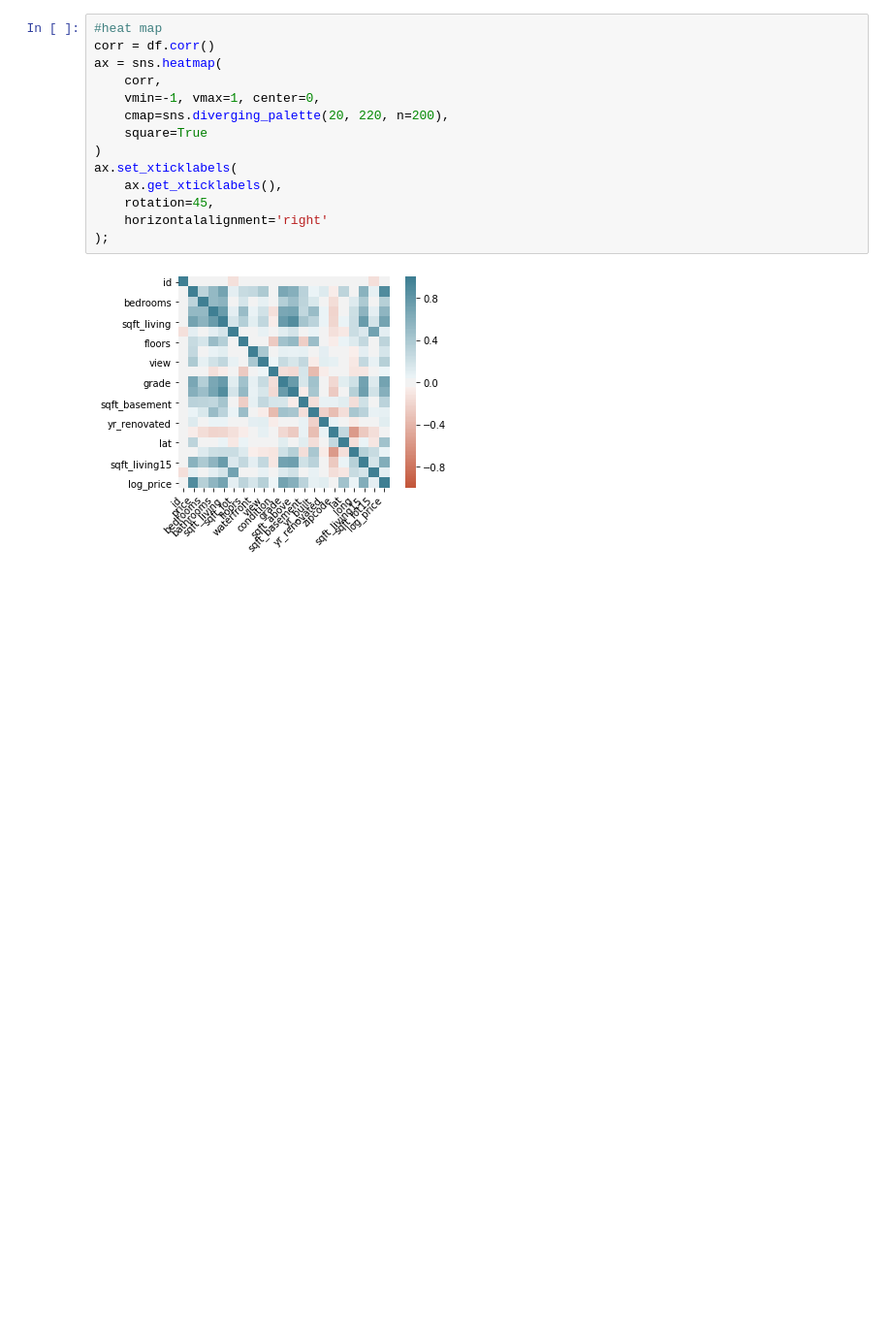
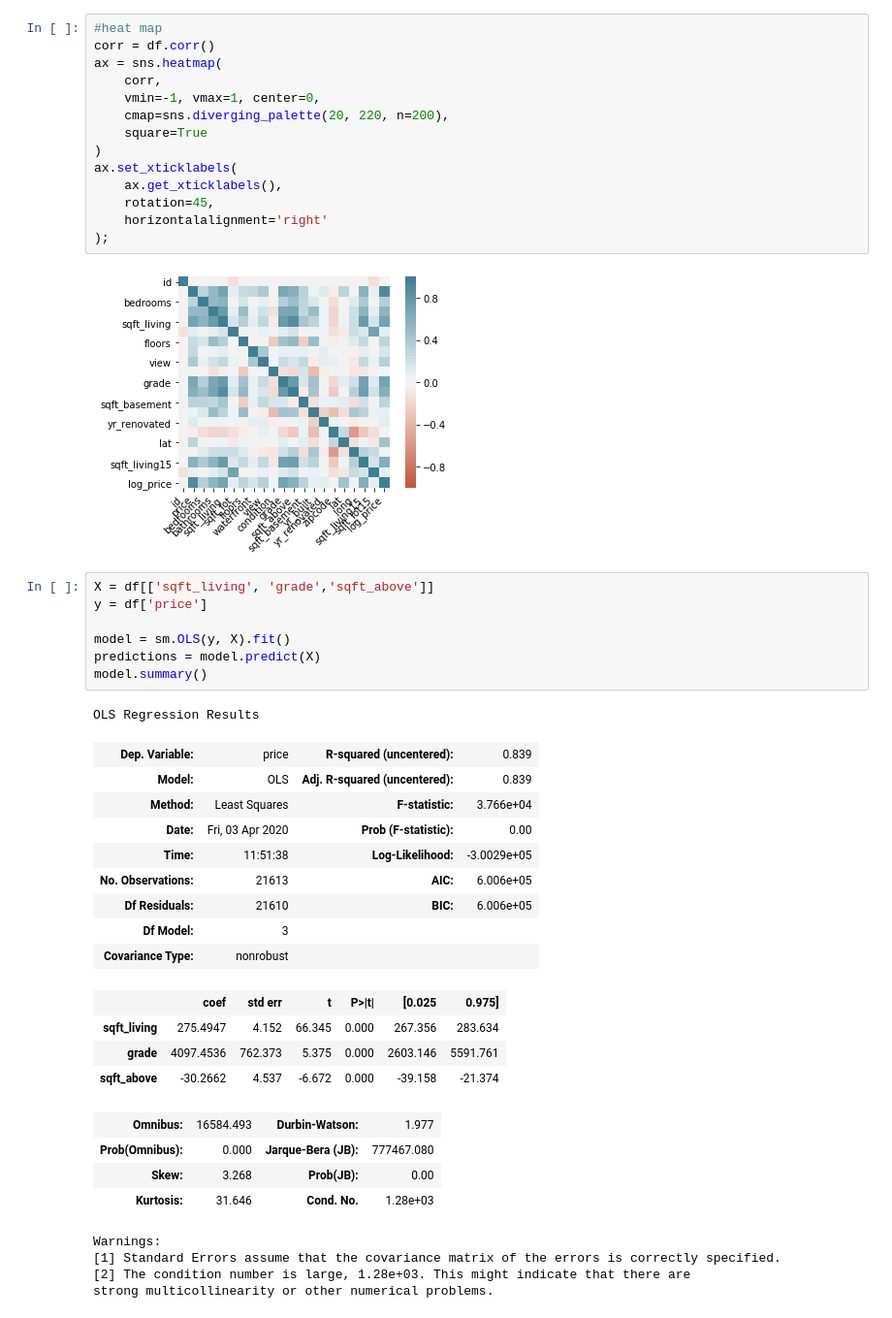
Before and after one commit to ajwal14/Springboard-DSBC, a Jupyter notebook: housing_data.ipynb, the cells around one changed output. Shown at 97% size. Cells and saved outputs as stored; diff of their text form; blank space fills up the shorter version.

```diff
--- a/housing_data.ipynb
+++ b/housing_data.ipynb
@@ -236,4 +248,34 @@ ax.set_xticklabels(
 );
 # %% [output]
 [figure]
+# %%
+X = df[['sqft_living', 'grade','sqft_above']]
+y = df['price']
+
+model = sm.OLS(y, X).fit()
+predictions = model.predict(X)
+model.summary()
+# %% [output]
+OLS Regression Results
+| Dep. Variable: | price | R-squared (uncentered): | 0.839 |
+| Model: | OLS | Adj. R-squared (uncentered): | 0.839 |
+| Method: | Least Squares | F-statistic: | 3.766e+04 |
+| Date: | Fri, 03 Apr 2020 | Prob (F-statistic): | 0.00 |
+| Time: | 11:51:38 | Log-Likelihood: | -3.0029e+05 |
+| No. Observations: | 21613 | AIC: | 6.006e+05 |
+| Df Residuals: | 21610 | BIC: | 6.006e+05 |
+| Df Model: | 3 |  |  |
+| Covariance Type: | nonrobust |  |  |
+|  | coef | std err | t | P>|t| | [0.025 | 0.975] |
+| sqft_living | 275.4947 | 4.152 | 66.345 | 0.000 | 267.356 | 283.634 |
+| grade | 4097.4536 | 762.373 | 5.375 | 0.000 | 2603.146 | 5591.761 |
+| sqft_above | -30.2662 | 4.537 | -6.672 | 0.000 | -39.158 | -21.374 |
+| Omnibus: | 16584.493 | Durbin-Watson: | 1.977 |
+| Prob(Omnibus): | 0.000 | Jarque-Bera (JB): | 777467.080 |
+| Skew: | 3.268 | Prob(JB): | 0.00 |
+| Kurtosis: | 31.646 | Cond. No. | 1.28e+03 |
+Warnings:
+[1] Standard Errors assume that the covariance matrix of the errors is correctly specified.
+[2] The condition number is large, 1.28e+03. This might indicate that there are
+strong multicollinearity or other numerical problems.
 # %%
```
Also changed, not shown: parts of 21 cells of this notebook.
